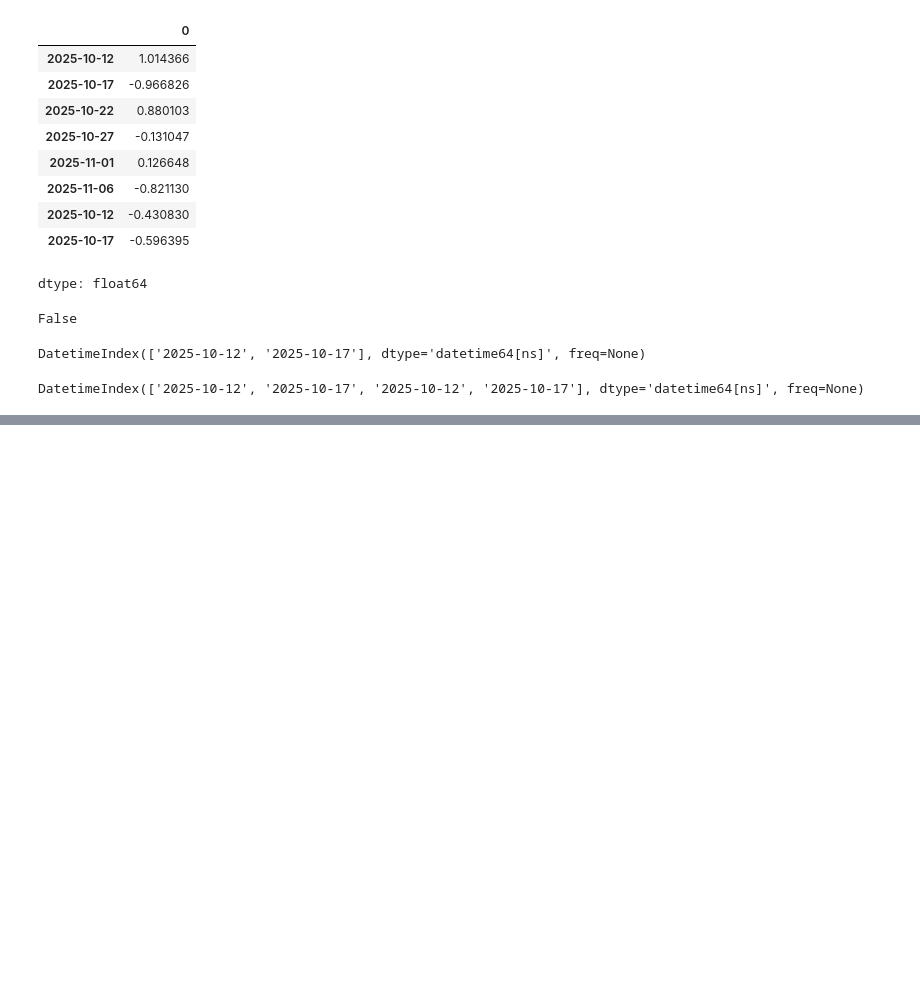
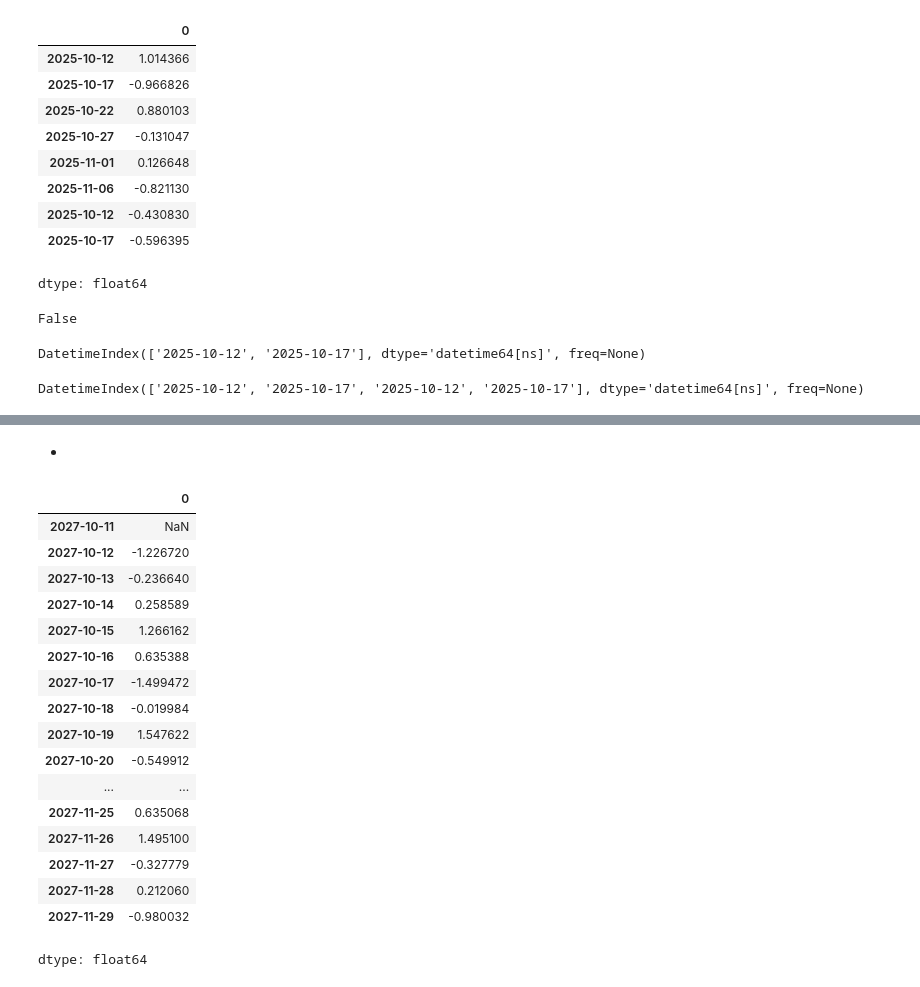
Before and after one commit to davidofitaly/notes_03_python_in_data_analysis, a Jupyter notebook: 08_time_series.ipynb, the cells around one changed output, grey strips where cells are left out. Drawn from its saved outputs; the diff is of its cells as text; code cells hidden in the pictures; blank space fills up the shorter version.

```diff
--- a/08_time_series.ipynb
+++ b/08_time_series.ipynb
@@ -333,0 +527,25 @@ DatetimeIndex(['2025-10-12', '2025-10-17', '2025-10-12', '2025-10-17'], dtype='d
+# %% [markdown]
+
+
+*
+# %%
+series.shift(1)   # Shift values forward by 1 day
+# %% [output]
+|  | 0 |
+| 2027-10-11 | NaN |
+| 2027-10-12 | -1.226720 |
+| 2027-10-13 | -0.236640 |
+| 2027-10-14 | 0.258589 |
+| 2027-10-15 | 1.266162 |
+| 2027-10-16 | 0.635388 |
+| 2027-10-17 | -1.499472 |
+| 2027-10-18 | -0.019984 |
+| 2027-10-19 | 1.547622 |
+| 2027-10-20 | -0.549912 |
+| ... | ... |
+| 2027-11-25 | 0.635068 |
+| 2027-11-26 | 1.495100 |
+| 2027-11-27 | -0.327779 |
+| 2027-11-28 | 0.212060 |
+| 2027-11-29 | -0.980032 |
+dtype: float64
```
Also changed, not shown: parts of 38 cells of this notebook.
